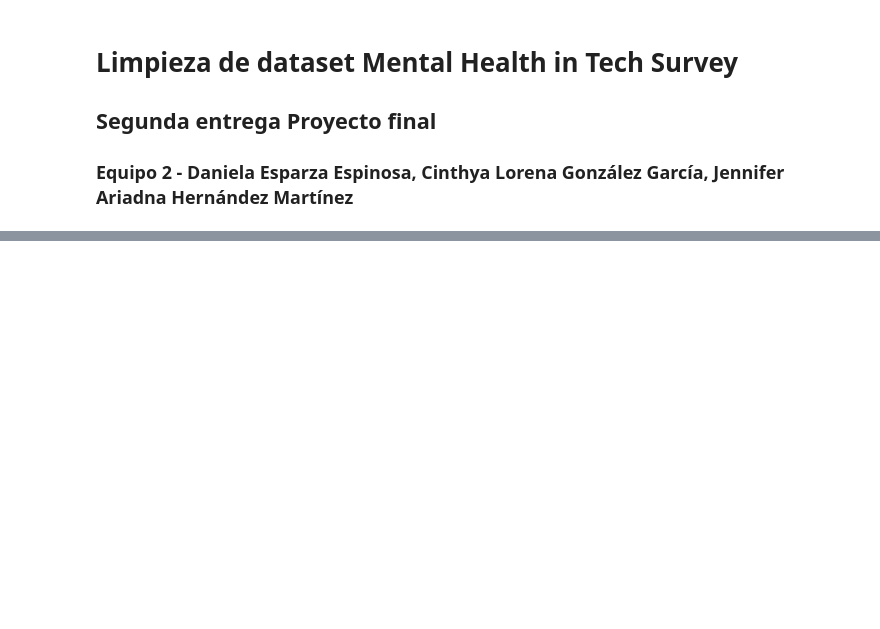
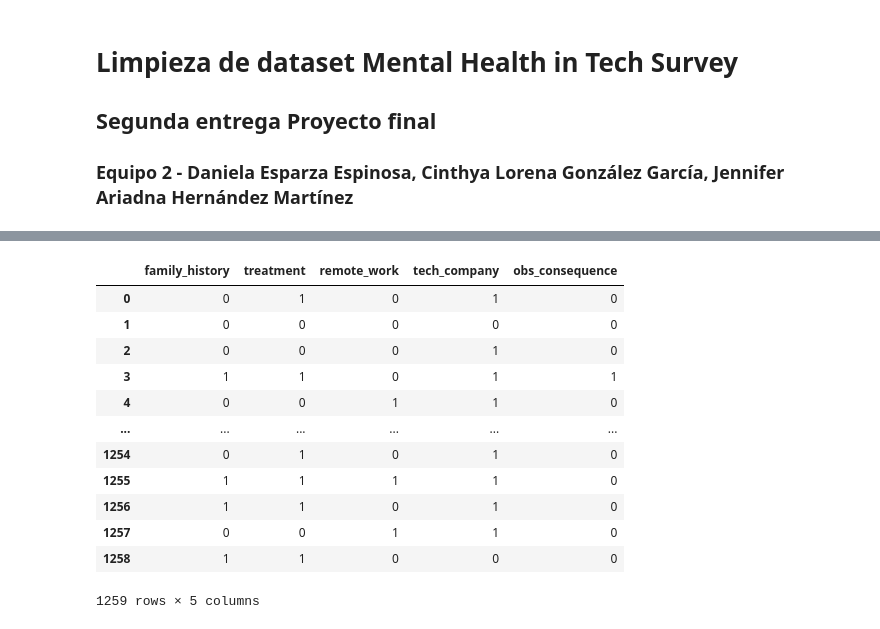
Before and after one commit to desparza13/MentalHealth_ML, a Jupyter notebook: Limpieza Dataset Mental Health - Equipo 2.ipynb, the cells around one changed output, grey strips where cells are left out. Saved outputs shown, nothing was run; the diff lists cells and outputs as text; code cells hidden in the pictures; blank space fills up the shorter version.

```diff
--- a/Limpieza Dataset Mental Health - Equipo 2.ipynb
+++ b/Limpieza Dataset Mental Health - Equipo 2.ipynb
@@ -48,0 +106,24 @@ df
+# %%
+#Reemplazar las columnas 'family_history', 'treatment', 'remote_work', 'tech_company' y 'obs_consequence' por enteros para poder visualizar los datos
+df['family_history'] = df['family_history'].apply(lambda x: 1 if x == 'Yes' else 0)
+df['treatment'] = df['treatment'].apply(lambda x: 1 if x == 'Yes' else 0)
+df['remote_work'] = df['remote_work'].apply(lambda x: 1 if x == 'Yes' else 0)
+df['tech_company'] = df['tech_company'].apply(lambda x: 1 if x == 'Yes' else 0)
+df['obs_consequence'] = df['obs_consequence'].apply(lambda x: 1 if x == 'Yes' else 0)
+
+#Ver el cambio
+df[['family_history','treatment','remote_work', 'tech_company', 'obs_consequence']]
+# %% [output]
+|  | family_history | treatment | remote_work | tech_company | obs_consequence |
+| 0 | 0 | 1 | 0 | 1 | 0 |
+| 1 | 0 | 0 | 0 | 0 | 0 |
+| 2 | 0 | 0 | 0 | 1 | 0 |
+| 3 | 1 | 1 | 0 | 1 | 1 |
+| 4 | 0 | 0 | 1 | 1 | 0 |
+| ... | ... | ... | ... | ... | ... |
+| 1254 | 0 | 1 | 0 | 1 | 0 |
+| 1255 | 1 | 1 | 1 | 1 | 0 |
+| 1256 | 1 | 1 | 0 | 1 | 0 |
+| 1257 | 0 | 0 | 1 | 1 | 0 |
+| 1258 | 1 | 1 | 0 | 0 | 0 |
+1259 rows × 5 columns
```
Also changed, not shown: parts of 15 cells of this notebook.
